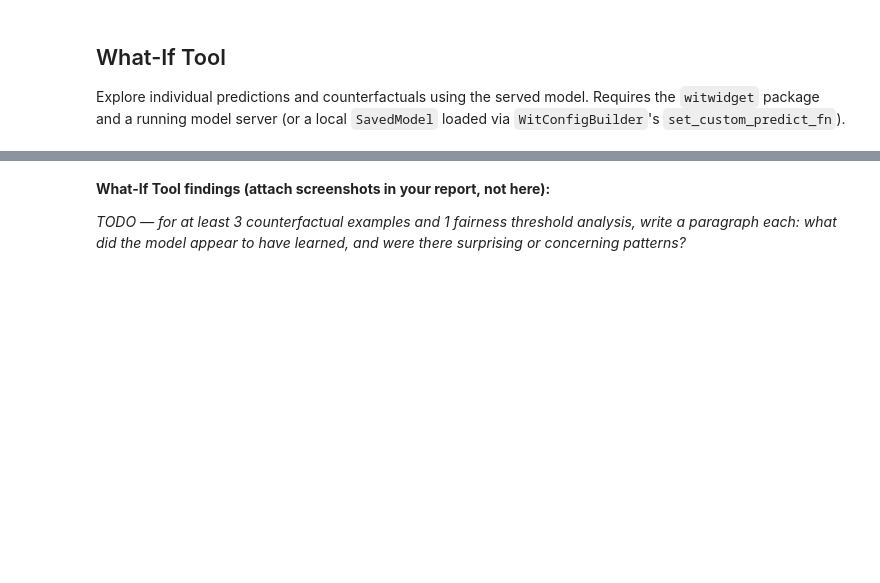
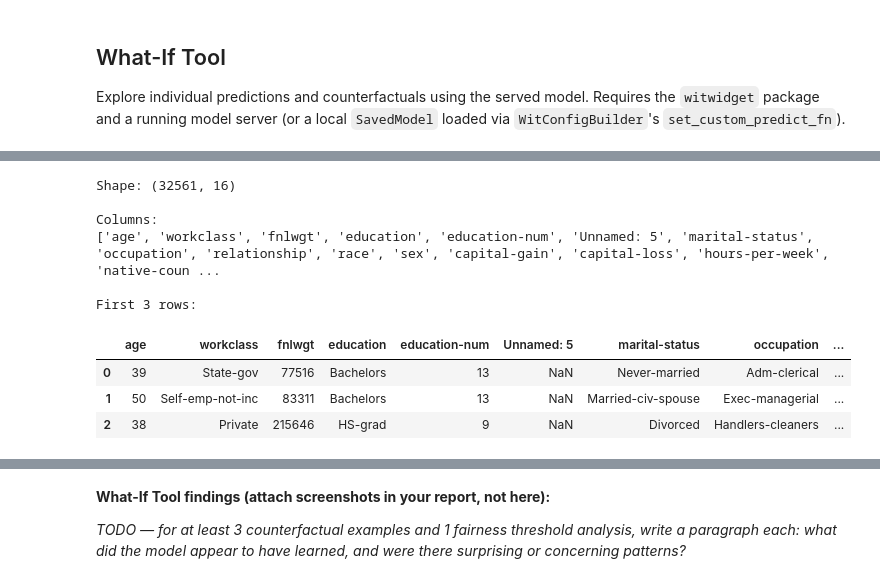
Before and after one commit to paocent/ML-OPS---Revised, a Jupyter notebook: tfma_analysis.ipynb, the cells around one changed output, grey strips where cells are left out. Cells and saved outputs as stored; diff of their text form; code cells hidden in the pictures; blank space fills up the shorter version.

```diff
--- a/tfma_analysis.ipynb
+++ b/tfma_analysis.ipynb
@@ -63,0 +254,24 @@ from witwidget.notebook.visualization import WitWidget, WitConfigBuilder
+# %%
+import pandas as pd
+
+CSV_PATH = r"C:\Users\three\adult.csv"
+
+df = pd.read_csv(CSV_PATH)
+
+print("Shape:", df.shape)
+print("\nColumns:")
+print(df.columns.tolist())
+
+print("\nFirst 3 rows:")
+display(df.head(3))
+# %% [output]
+Shape: (32561, 16)
+
+Columns:
+['age', 'workclass', 'fnlwgt', 'education', 'education-num', 'Unnamed: 5', 'marital-status', 'occupation', 'relationship', 'race', 'sex', 'capital-gain', 'capital-loss', 'hours-per-week', 'native-coun ...
+
+First 3 rows:
+|  | age | workclass | fnlwgt | education | education-num | Unnamed: 5 | marital-status | occupation | ... |
+| 0 | 39 | State-gov | 77516 | Bachelors | 13 | NaN | Never-married | Adm-clerical | ... |
+| 1 | 50 | Self-emp-not-inc | 83311 | Bachelors | 13 | NaN | Married-civ-spouse | Exec-managerial | ... |
+| 2 | 38 | Private | 215646 | HS-grad | 9 | NaN | Divorced | Handlers-cleaners | ... |
```
Also changed, not shown: parts of 14 cells of this notebook, 1 other file.
